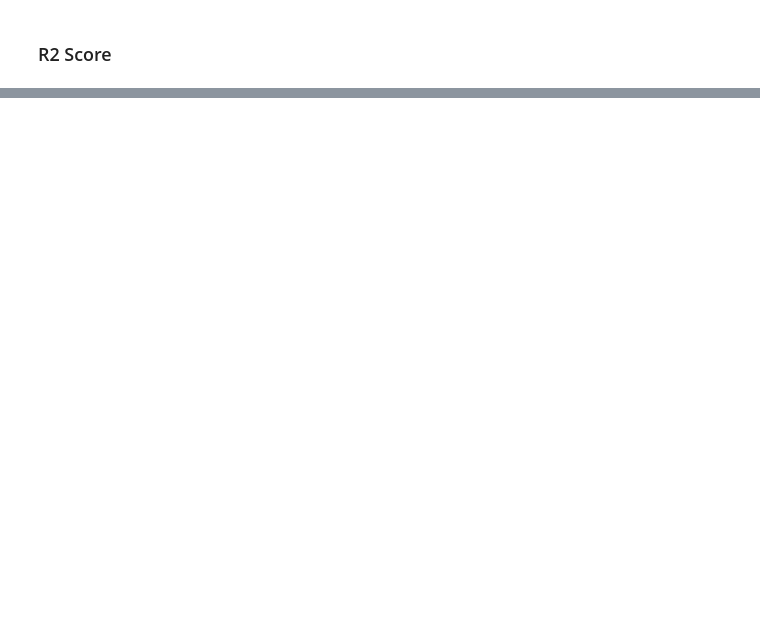
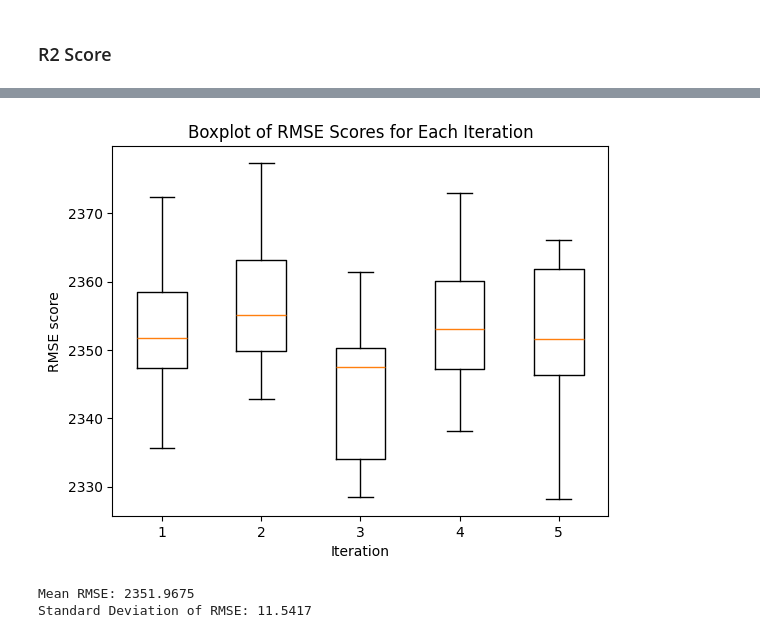
Before and after one commit to SteffanoP/volume_waste_prediction, a Jupyter notebook: scripts/models/HistGradientBoostingRegressor/modelling.ipynb, the cells around one changed output, grey strips where cells are left out. Cells and saved outputs as stored; diff of their text form; code cells hidden in the pictures; blank space fills up the shorter version.

```diff
--- a/scripts/models/HistGradientBoostingRegressor/modelling.ipynb
+++ b/scripts/models/HistGradientBoostingRegressor/modelling.ipynb
@@ -113,16 +153,20 @@ print("Standard Deviation of MSE: {:.4f}".format(std_mse))
 # %%
-rmse_scores = [np.sqrt(-r2['test_neg_mean_squared_error'].mean()) for r2 in scores]
+rmse_scores = [-rmse['test_neg_root_mean_squared_error'] for rmse in scores]
 
 # Plot the RMSE scores
-plt.plot(range(1, N_ITERATIONS + 1), rmse_scores, marker='o', linestyle='-')
+plt.boxplot(rmse_scores)
 plt.xlabel('Iteration')
-plt.ylabel('RMSE')
-plt.title('RMSE Scores')
+plt.ylabel('RMSE score')
+plt.title('Boxplot of RMSE Scores for Each Iteration')
 plt.show()
 
 # Calculate mean and standard deviation of RMSE scores
-mean_rmse = sum(rmse_scores) / len(rmse_scores)
+mean_rmse = np.mean([rmse.mean() for rmse in rmse_scores])
 std_rmse = np.std(rmse_scores)
 
 print("Mean RMSE: {:.4f}".format(mean_rmse))
 print("Standard Deviation of RMSE: {:.4f}".format(std_rmse))
+# %% [output]
+[figure, added]
+Mean RMSE: 2351.9675
+Standard Deviation of RMSE: 11.5417
```
Also changed, not shown: parts of 14 cells of this notebook, 1 other file.
